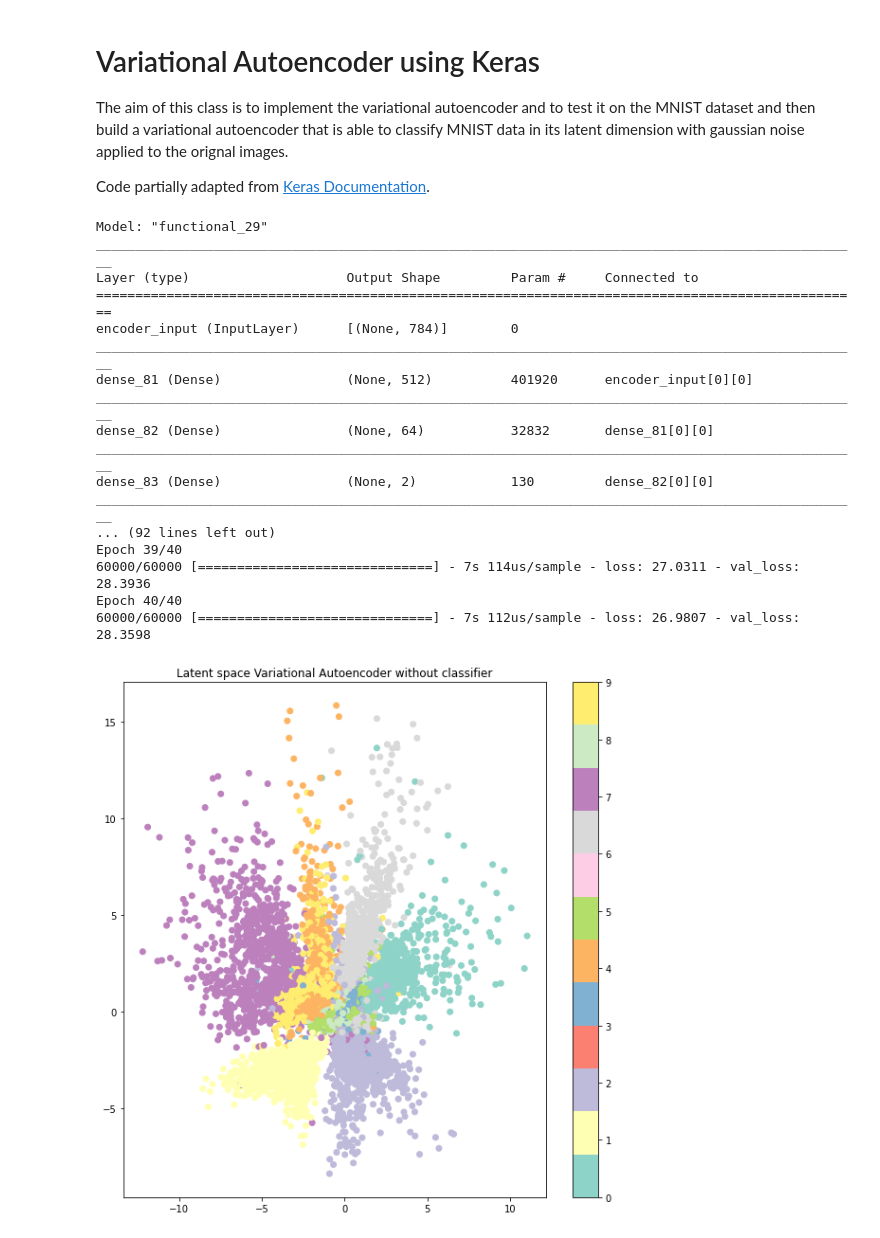
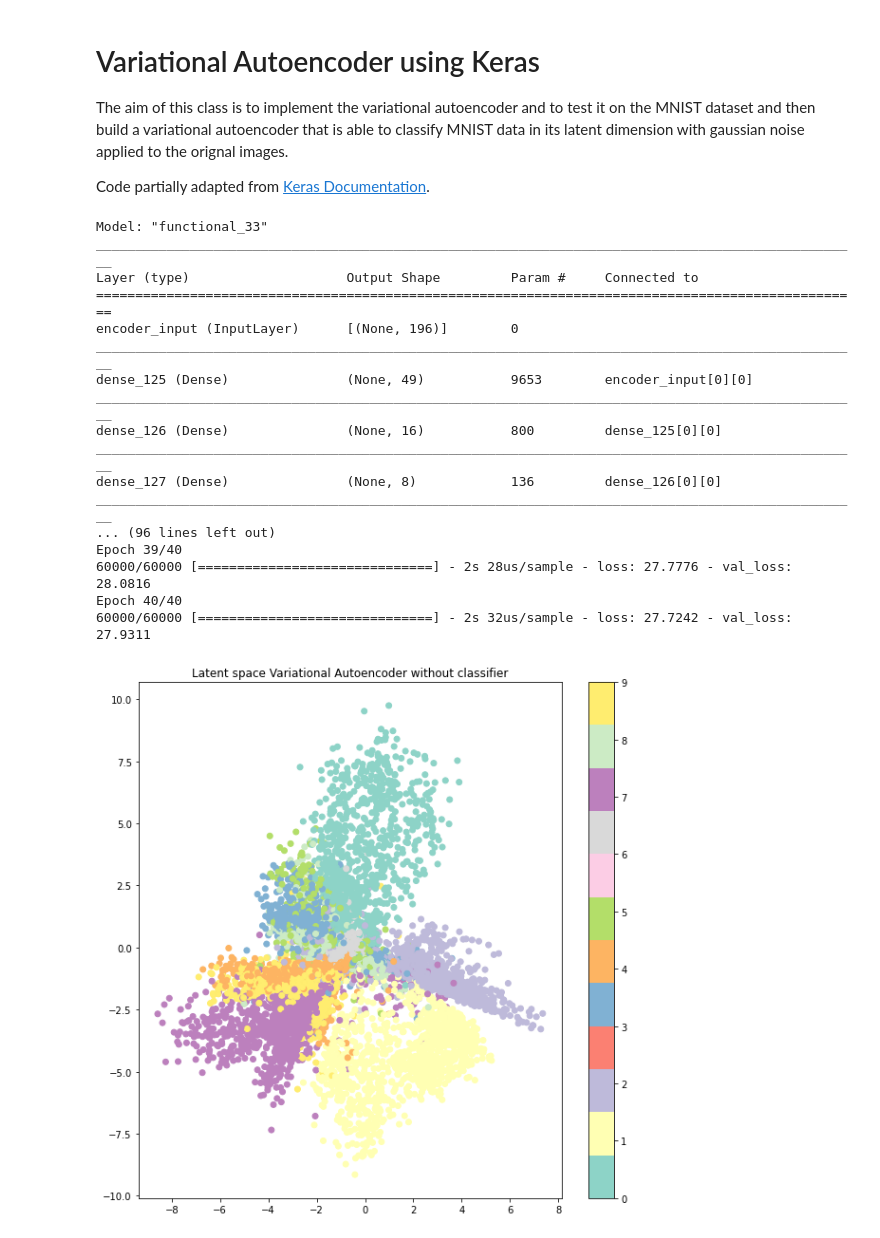
Before and after one commit to LorenzoValente3/Autoencoder-for-FPGA, a Jupyter notebook: VAE.ipynb, the cells around one changed output. Saved outputs shown, nothing was run; the diff lists cells and outputs as text; code cells hidden in the pictures.

Commit message:
model architecture ae and vae

```diff
--- a/VAE.ipynb
+++ b/VAE.ipynb
@@ -23,0 +36,8 @@ data = mnist.MNISTData()
+# %%
+data_zoom = mnist.MNISTData(zoom_factor=1/2)
+test = data_zoom.x_test
+print(test.shape)
+ax = plt.subplot()
+ax.get_xaxis().set_visible(False)
+ax.get_yaxis().set_visible(False)
+plt.imshow(test[100].reshape(14,14), cmap='gray_r')
@@ -161,30 +218,30 @@ class VAE:
 
         plt.show()
 # %%
-network = VAE(data)
+network = VAE(data_zoom)
 network.build_encoder()
 network.build_decoder()
 network.build_vae()
 network.fit_data()
 network.dir()
 network.plot_latent_dimension("Variational Autoencoder without classifier")
 network.plot_score("Variational Autoencoder without classifier")
 # %% [output]
-Model: "functional_29"
+Model: "functional_33"
 __________________________________________________________________________________________________
 Layer (type)                    Output Shape         Param #     Connected to
 ==================================================================================================
-encoder_input (InputLayer)      [(None, 784)]        0
+encoder_input (InputLayer)      [(None, 196)]        0
 __________________________________________________________________________________________________
-dense_81 (Dense)                (None, 512)          401920      encoder_input[0][0]
+dense_125 (Dense)               (None, 49)           9653        encoder_input[0][0]
 __________________________________________________________________________________________________
-dense_82 (Dense)                (None, 64)           32832       dense_81[0][0]
+dense_126 (Dense)               (None, 16)           800         dense_125[0][0]
 __________________________________________________________________________________________________
-dense_83 (Dense)                (None, 2)            130         dense_82[0][0]
+dense_127 (Dense)               (None, 8)            136         dense_126[0][0]
 __________________________________________________________________________________________________
-... (92 lines left out)
+... (96 lines left out)
 Epoch 39/40
-60000/60000 [==============================] - 7s 114us/sample - loss: 27.0311 - val_loss: 28.3936
+60000/60000 [==============================] - 2s 28us/sample - loss: 27.7776 - val_loss: 28.0816
 Epoch 40/40
-60000/60000 [==============================] - 7s 112us/sample - loss: 26.9807 - val_loss: 28.3598
+60000/60000 [==============================] - 2s 32us/sample - loss: 27.7242 - val_loss: 27.9311
-[figure, old version]
+[figure, new version]
```
Also changed, not shown: parts of 7 cells of this notebook, 2 other files.
